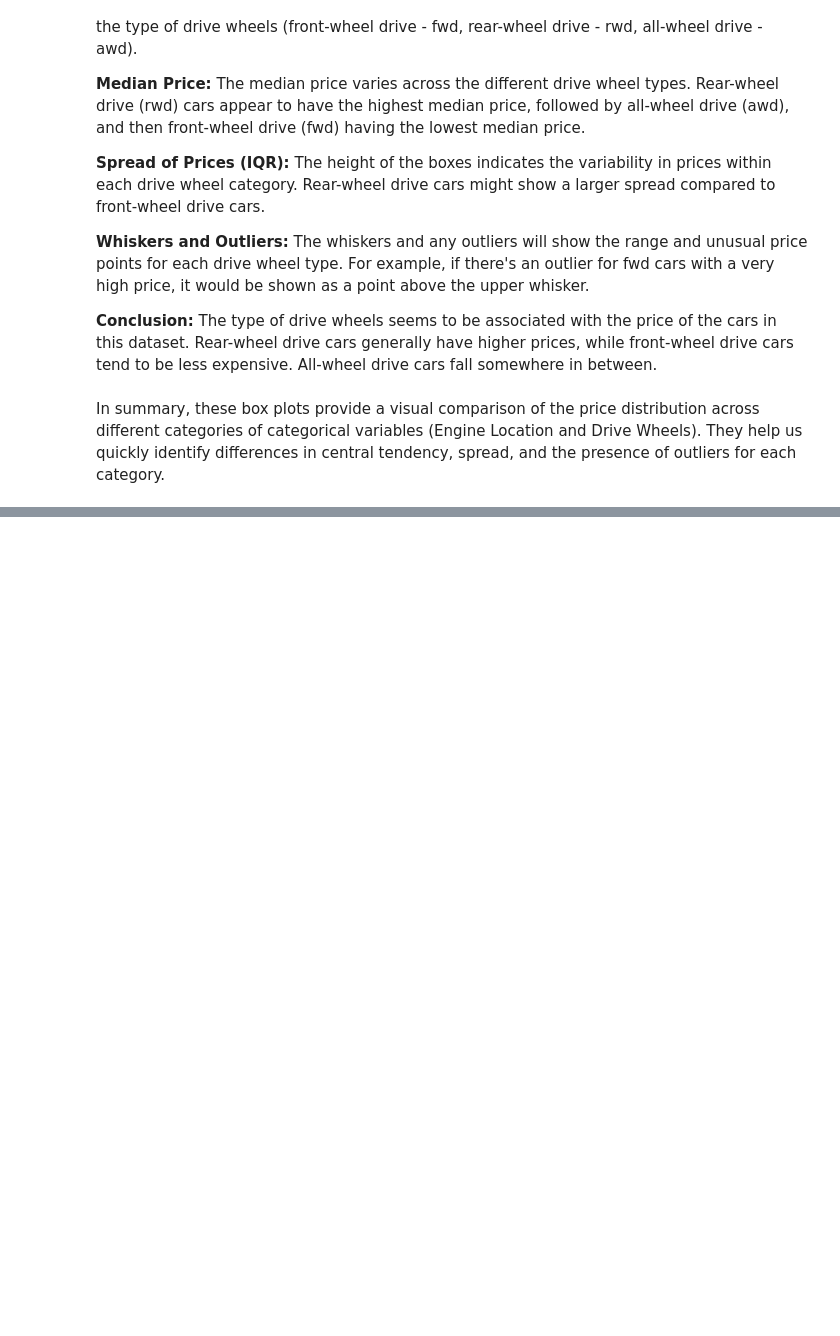
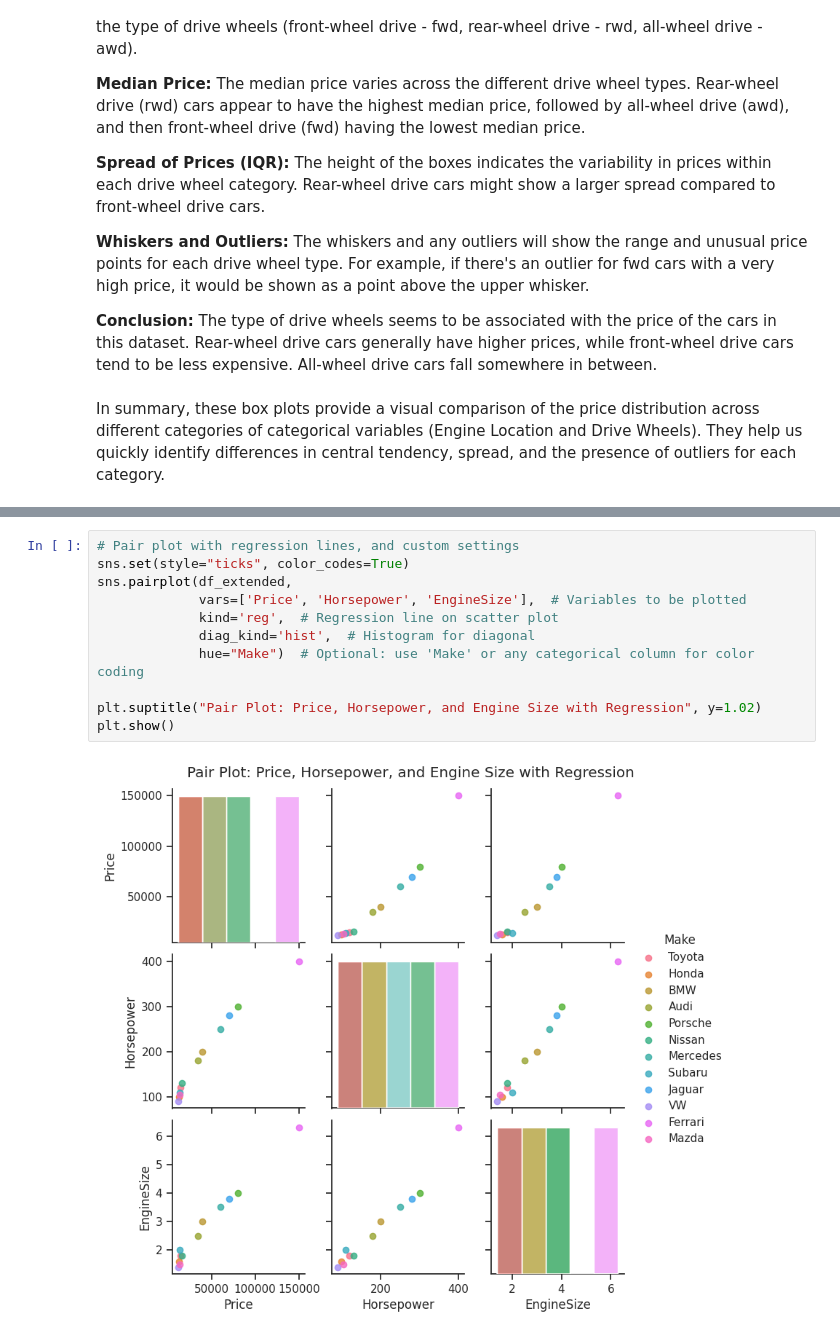
Before and after one commit to ShilpaVasista/Exploratory-Data-Analytics, a Jupyter notebook: Module_3_Part_II_Correlation.ipynb, the cells around one changed output, grey strips where cells are left out. Cells and saved outputs as stored; diff of their text form; blank space fills up the shorter version.

```diff
--- a/Module_3_Part_II_Correlation.ipynb
+++ b/Module_3_Part_II_Correlation.ipynb
@@ -783,0 +906,13 @@ In summary, these box plots provide a visual comparison of the price distributio
+# %%
+# Pair plot with regression lines, and custom settings
+sns.set(style="ticks", color_codes=True)
+sns.pairplot(df_extended,
+             vars=['Price', 'Horsepower', 'EngineSize'],  # Variables to be plotted
+             kind='reg',  # Regression line on scatter plot
+             diag_kind='hist',  # Histogram for diagonal
+             hue="Make")  # Optional: use 'Make' or any categorical column for color coding
+
+plt.suptitle("Pair Plot: Price, Horsepower, and Engine Size with Regression", y=1.02)
+plt.show()
+# %% [output]
+[figure, added]
```
Also changed, not shown: parts of 14 cells of this notebook.
